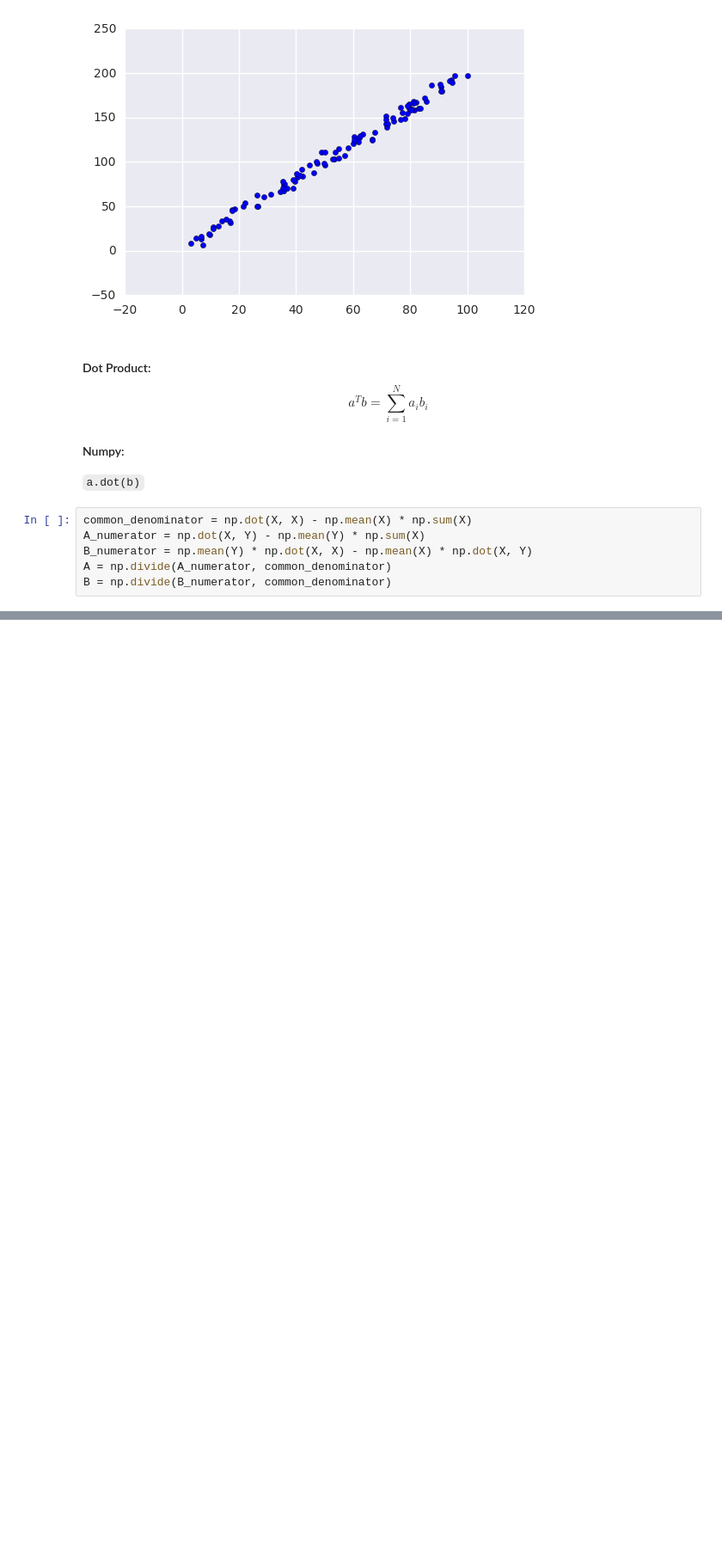
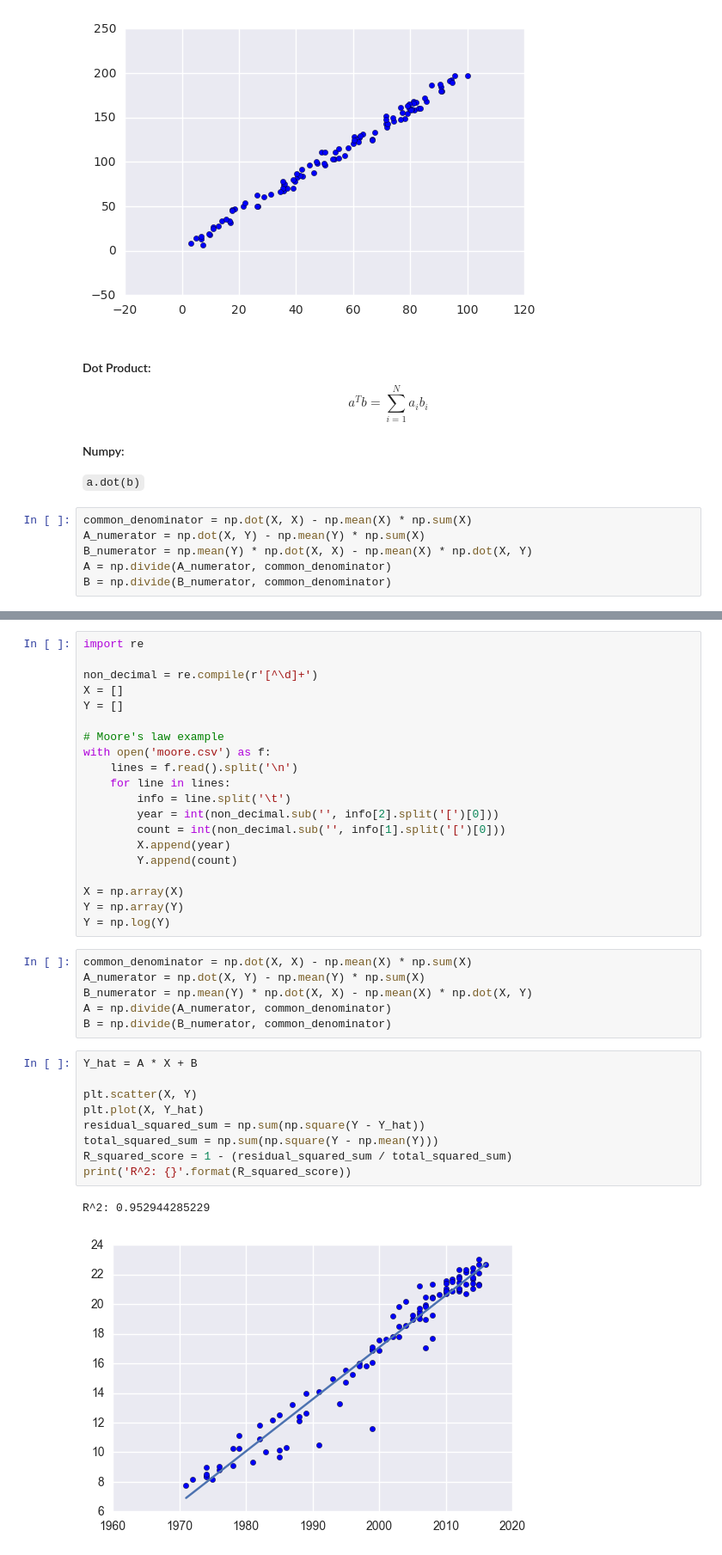
Before and after one commit to alvin319/book-notes, a Jupyter notebook: miscellaneous/linear_regression.ipynb, the cells around one changed output, grey strips where cells are left out. Shown: that part at 86% size. Saved outputs shown, nothing was run; the diff lists cells and outputs as text; blank space fills up the shorter version.

Commit message:
Update: Linear regression on moore

```diff
--- a/miscellaneous/linear_regression.ipynb
+++ b/miscellaneous/linear_regression.ipynb
@@ -41 +45,39 @@ plt.plot(X, Y_hat)
 [figure]
+# %%
+import re
+
+non_decimal = re.compile(r'[^\d]+')
+X = []
+Y = []
+
+# Moore's law example
+with open('moore.csv') as f:
+    lines = f.read().split('\n')
+    for line in lines:
+        info = line.split('\t')
+        year = int(non_decimal.sub('', info[2].split('[')[0]))
+        count = int(non_decimal.sub('', info[1].split('[')[0]))
+        X.append(year)
+        Y.append(count)
+
+X = np.array(X)
+Y = np.array(Y)
+Y = np.log(Y)
+# %%
+common_denominator = np.dot(X, X) - np.mean(X) * np.sum(X)
+A_numerator = np.dot(X, Y) - np.mean(Y) * np.sum(X)
+B_numerator = np.mean(Y) * np.dot(X, X) - np.mean(X) * np.dot(X, Y)
+A = np.divide(A_numerator, common_denominator)
+B = np.divide(B_numerator, common_denominator)
+# %%
+Y_hat = A * X + B
+
+plt.scatter(X, Y)
+plt.plot(X, Y_hat)
+residual_squared_sum = np.sum(np.square(Y - Y_hat))
+total_squared_sum = np.sum(np.square(Y - np.mean(Y)))
+R_squared_score = 1 - (residual_squared_sum / total_squared_sum)
+print('R^2: {}'.format(R_squared_score))
+# %% [output]
+R^2: 0.952944285229
+[figure, added]
```
Also changed, not shown: parts of 1 cell of this notebook, 1 other file.
